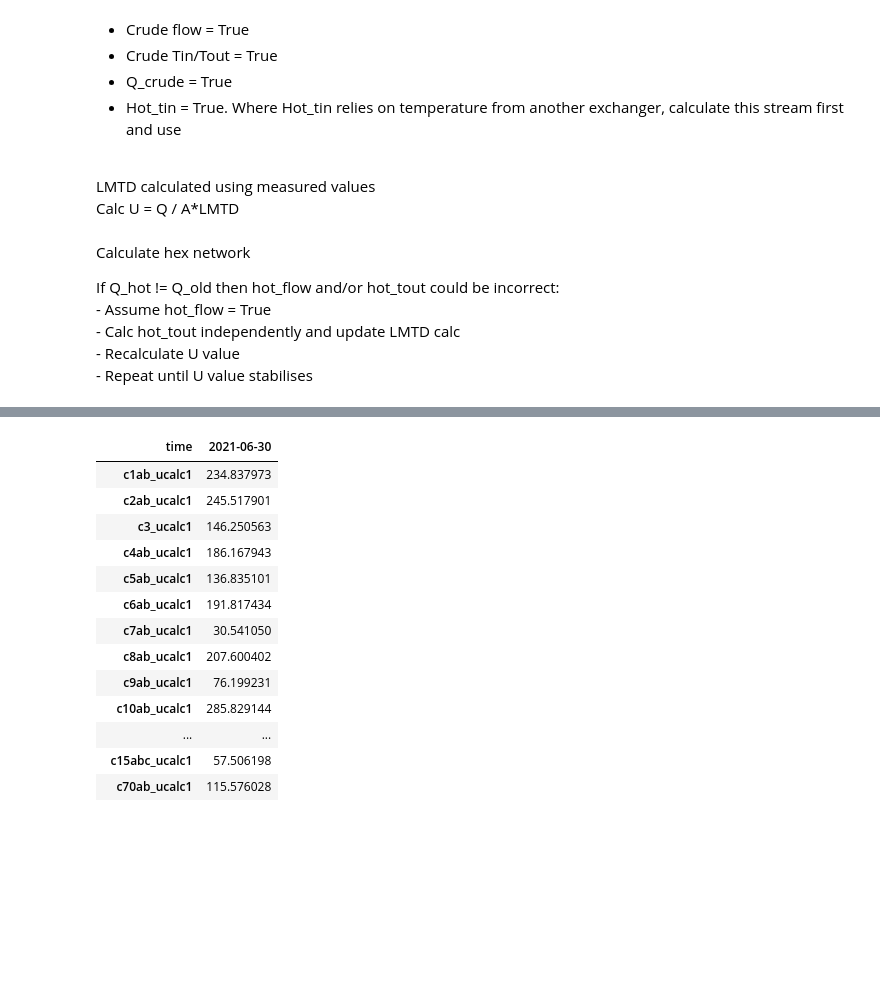
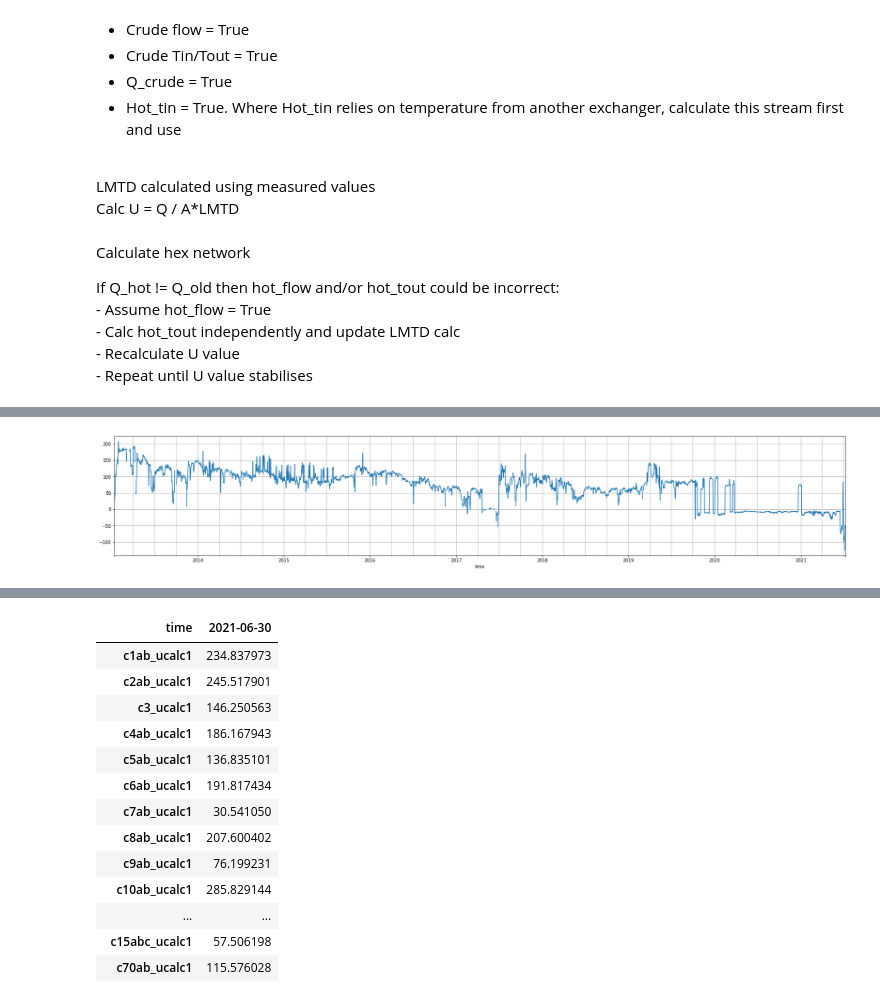
Before and after one commit to AdamPengilly/PIP_Apps, a Jupyter notebook: hexchanger/hexchanger_rev3.ipynb, the cells around one changed output, grey strips where cells are left out. Cells and saved outputs as stored; diff of their text form; code cells hidden in the pictures; blank space fills up the shorter version.

```diff
--- a/hexchanger/hexchanger_rev3.ipynb
+++ b/hexchanger/hexchanger_rev3.ipynb
@@ -4301,2 +6009,5 @@ plt.legend(['FCC_feed_temp', 'FCC_feedrate'])
 # %%
-df['e3_feed_tnh'].plot(figsize=(25,5), grid=True)
+df['c72abcd_ucalc1'].plot(figsize=(30,5))
+plt.grid(which="both")
+# %% [output]
+[figure, added]
```
Also changed, not shown: parts of 115 cells of this notebook.
